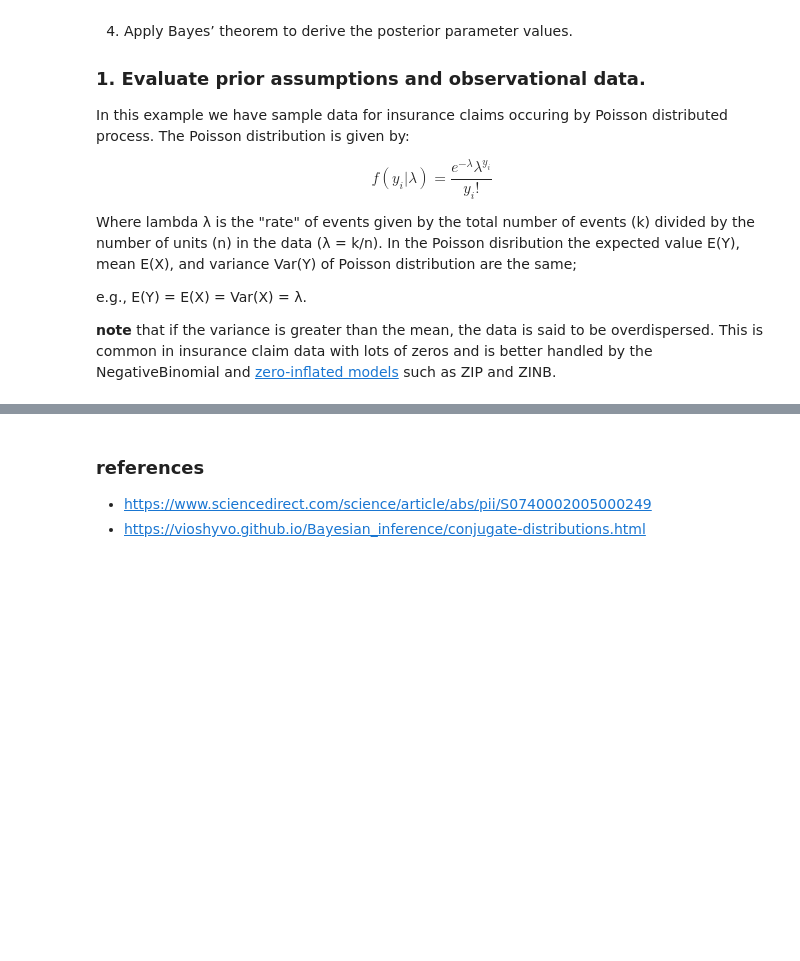
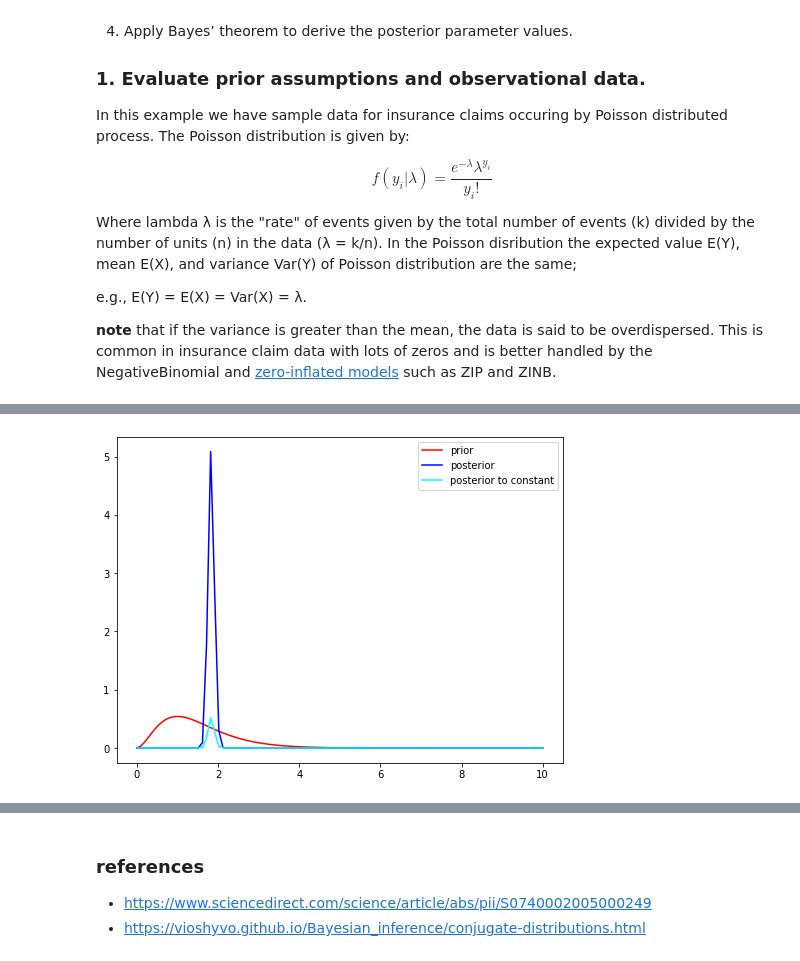
Before and after one commit to bpostance/learn_data_science, a Jupyter notebook: statistics/bayesian-inference/02.2.bayesian-inference-pymc3-gamma-poisson.ipynb, the cells around one changed output, grey strips where cells are left out. Saved outputs shown, nothing was run; the diff lists cells and outputs as text; code cells hidden in the pictures; blank space fills up the shorter version.

```diff
--- a/statistics/bayesian-inference/02.2.bayesian-inference-pymc3-gamma-poisson.ipynb
+++ b/statistics/bayesian-inference/02.2.bayesian-inference-pymc3-gamma-poisson.ipynb
@@ -108,0 +129,28 @@ prior = lambda x: stats.gamma.pdf(x, a=a, scale=1/b)
+# %%
+# likelihood function
+def likelihood(lam,y):
+    """ Gamma-poisson likelihood function"""
+
+    factorials = np.apply_along_axis(
+                    func1d=lambda Yi: sp.gamma(Yi+1),
+                    axis=0,
+                    arr=y)
+
+    # exponential (-lambda*n) * (lambda**sum(y))
+    numerator = np.exp(-lam*y.size)*(lam**y.sum())
+
+    # product of gamma (aka factorial) of y
+    denominator = np.multiply.reduce(factorials)
+
+    # likelihoods, remove zeros
+    l = np.array(numerator/denominator)
+    l[np.isnan(l)] = 0.0
+    return l
+# %%
+# Define the posterior distribution.
+def posterior_up_to_constant(lam,y):
+    return likelihood(lam,y)*prior(lam)
+
+# calculate posteriors and normalise
+Cposteriors =  posterior_up_to_constant(x,y)
+Cposteriors = Cposteriors/Cposteriors.sum()
@@ -108,0 +163,17 @@ prior = lambda x: stats.gamma.pdf(x, a=a, scale=1/b)
+# %%
+def posterior(lam,y):
+
+    shape = a + y.sum()
+    rate = b + y.size
+
+    return stats.gamma.pdf(lam, shape, scale=1/rate)
+
+posterior = posterior(x,y)
+# %%
+plt.figure(figsize=(8, 6))
+plt.plot(x, priors, 'r-', label='prior')
+plt.plot(x, posterior,c='blue', label='posterior')
+plt.plot(x, Cposteriors,c='cyan', label='posterior to constant')
+plt.legend();
+# %% [output]
+[figure, added]
```
Also changed, not shown: parts of 9 cells of this notebook.
